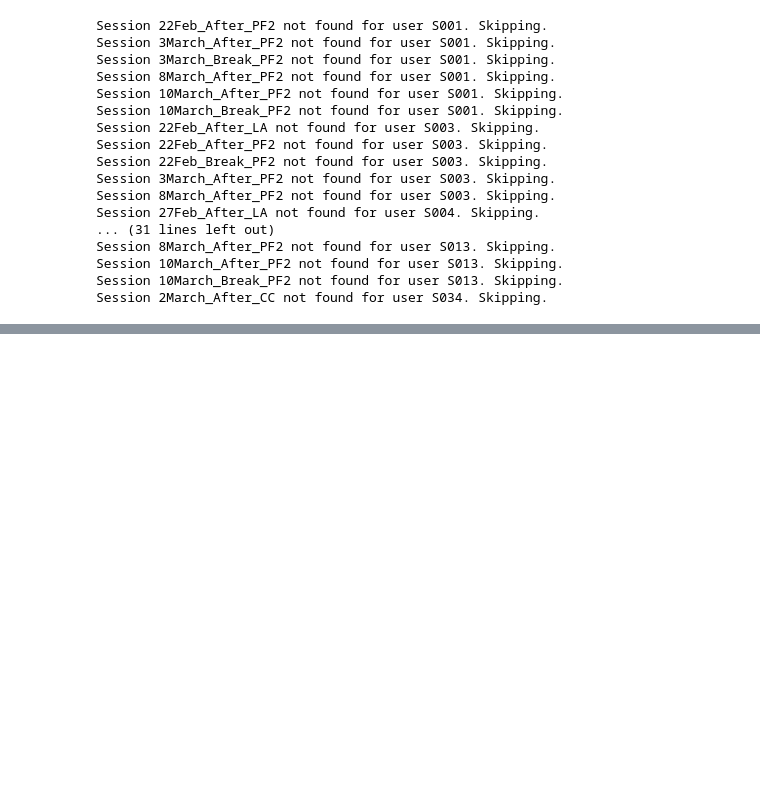
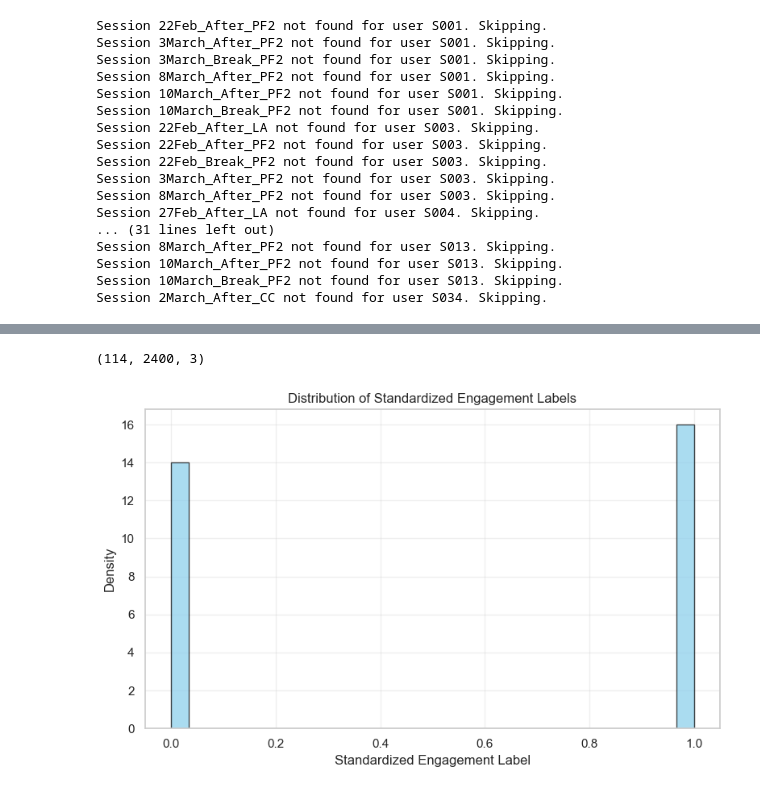
Before and after one commit to LeonardoAlchieri/pretrained_foundation_models_physiological_data, a Jupyter notebook: additional_notebook/SEED_preparation.ipynb, the cells around one changed output, grey strips where cells are left out. Cells and saved outputs as stored; diff of their text form; code cells hidden in the pictures; blank space fills up the shorter version.

```diff
--- a/additional_notebook/SEED_preparation.ipynb
+++ b/additional_notebook/SEED_preparation.ipynb
@@ -412,0 +395,4 @@ plot_categorical_distribution(
+# %%
+segmented_data.shape
+# %% [output]
+(114, 2400, 3)
@@ -412,0 +405,28 @@ plot_categorical_distribution(
+# %%
+engagement_labels_stand = engagement_labels.copy()
+for val in set(groups):
+    idxs = [i for i, x in enumerate(groups) if x == val]
+    user_labels = np.array(engagement_labels_stand)[idxs]
+    # standardize the user labels
+    if user_labels.std() == 0 or np.isnan(user_labels.std()):
+        segmented_data = np.delete(segmented_data, idxs, axis=0)
+        engagement_labels_stand = np.delete(engagement_labels_stand, idxs, axis=0)
+        groups = [g for i, g in enumerate(groups) if i not in idxs]
+
+    user_labels = (user_labels - user_labels.mean()) / user_labels.std()
+    # binarize the user labels
+    user_labels = np.where(user_labels > 0, 1, 0)
+    engagement_labels_stand[idxs] = user_labels
+# %%
+import matplotlib.pyplot as plt
+
+plt.figure(figsize=(8, 5))
+plt.hist(engagement_labels_stand, bins=30, color='skyblue', edgecolor='black', density=True, alpha=0.7)
+plt.title('Distribution of Standardized Engagement Labels')
+plt.xlabel('Standardized Engagement Label')
+plt.ylabel('Density')
+plt.grid(True, alpha=0.3)
+plt.tight_layout()
+plt.show()
+# %% [output]
+[figure, added]
```
Also changed, not shown: parts of 13 cells of this notebook, 3 other files.
